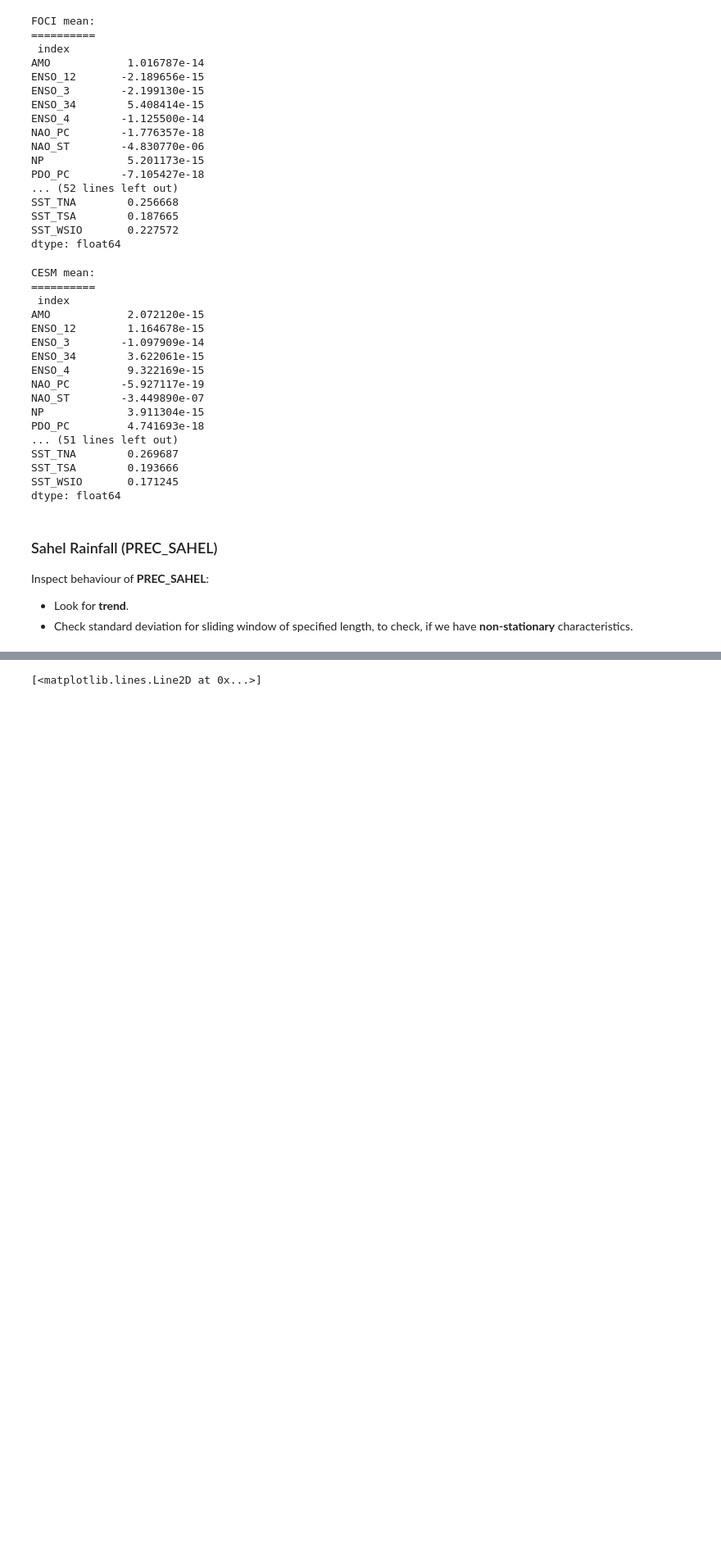
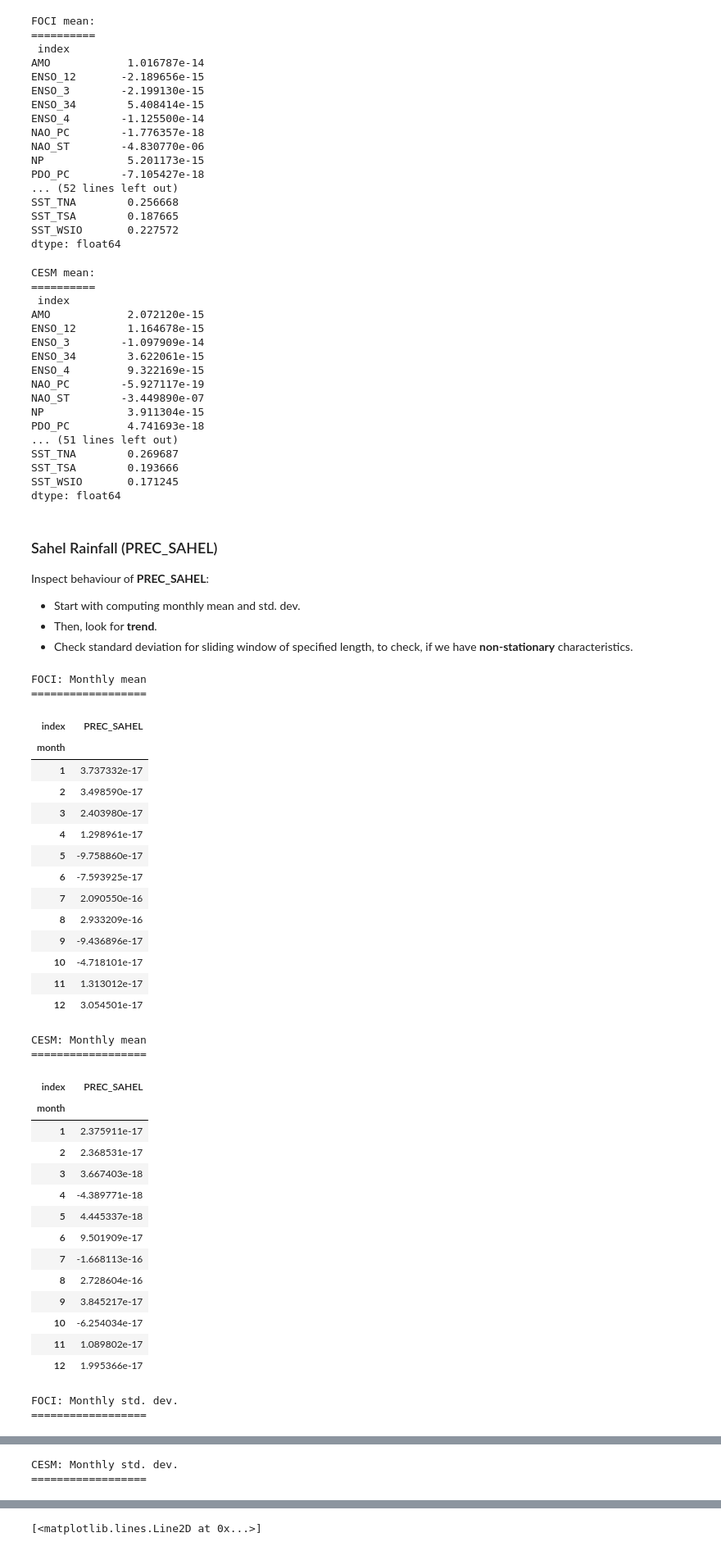
Before and after one commit to MarcoLandtHayen/predict_sahel_rainfall, a Jupyter notebook: notebooks/0a_CICMoD_Statistics.ipynb, the cells around one changed output, grey strips where cells are left out. Shown at 82% size. Cells and saved outputs as stored; diff of their text form; code cells hidden in the pictures; blank space fills up the shorter version.

```diff
--- a/notebooks/0a_CICMoD_Statistics.ipynb
+++ b/notebooks/0a_CICMoD_Statistics.ipynb
@@ -121,7 +125,8 @@ dtype: float64
 
 Inspect behaviour of **PREC_SAHEL**:
 
-- Look for **trend**.
+- Start with computing monthly mean and std. dev.
+- Then, look for **trend**.
 - Check standard deviation for sliding window of specified length, to check, if we have **non-stationary** characteristics.
 # %%
 # Separate data by model:
@@ -131,3 +136,56 @@ climind_CESM = climind.loc[('CESM')]
 # Select only column 'PREC_SAHEL', which is used as target:
 prec_sahel_FOCI = climind_FOCI.loc[:, climind_FOCI.columns == 'PREC_SAHEL']
 prec_sahel_CESM = climind_CESM.loc[:, climind_CESM.columns == 'PREC_SAHEL']
+# %%
+# Compute monthly mean of 'PREC_SAHEL', which is expected to be zero, by definition:
+print('FOCI: Monthly mean')
+print('==================')
+display(prec_sahel_FOCI.groupby('month').mean())
+
+print('CESM: Monthly mean')
+print('==================')
+display(prec_sahel_CESM.groupby('month').mean())
+
+# Compute monthly std. dev. of 'PREC_SAHEL':
+print('FOCI: Monthly std. dev.')
+print('==================')
+display(prec_sahel_FOCI.groupby('month').std())
+
+print('CESM: Monthly std. dev.')
+print('==================')
+display(prec_sahel_CESM.groupby('month').std())
+# %% [output]
+FOCI: Monthly mean
+==================
+| index | PREC_SAHEL |
+| month |  |
+| 1 | 3.737332e-17 |
+| 2 | 3.498590e-17 |
+| 3 | 2.403980e-17 |
+| 4 | 1.298961e-17 |
+| 5 | -9.758860e-17 |
+| 6 | -7.593925e-17 |
+| 7 | 2.090550e-16 |
+| 8 | 2.933209e-16 |
+| 9 | -9.436896e-17 |
+| 10 | -4.718101e-17 |
+| 11 | 1.313012e-17 |
+| 12 | 3.054501e-17 |
+CESM: Monthly mean
+==================
+| index | PREC_SAHEL |
+| month |  |
+| 1 | 2.375911e-17 |
+| 2 | 2.368531e-17 |
+| 3 | 3.667403e-18 |
+| 4 | -4.389771e-18 |
+| 5 | 4.445337e-18 |
+| 6 | 9.501909e-17 |
+| 7 | -1.668113e-16 |
+| 8 | 2.728604e-16 |
+| 9 | 3.845217e-17 |
+| 10 | -6.254034e-17 |
+| 11 | 1.089802e-17 |
+| 12 | 1.995366e-17 |
+FOCI: Monthly std. dev.
+==================
@@ -133,0 +206,2 @@ prec_sahel_CESM = climind_CESM.loc[:, climind_CESM.columns == 'PREC_SAHEL']
+CESM: Monthly std. dev.
+==================
```
Also changed, not shown: parts of 3 cells of this notebook, 1 other file.
